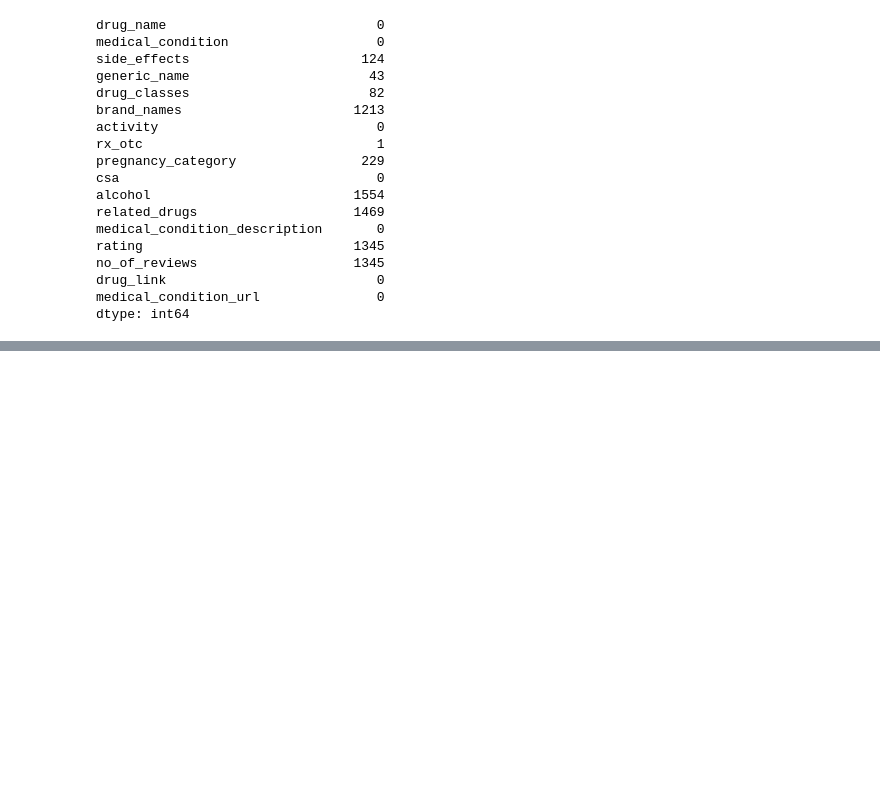
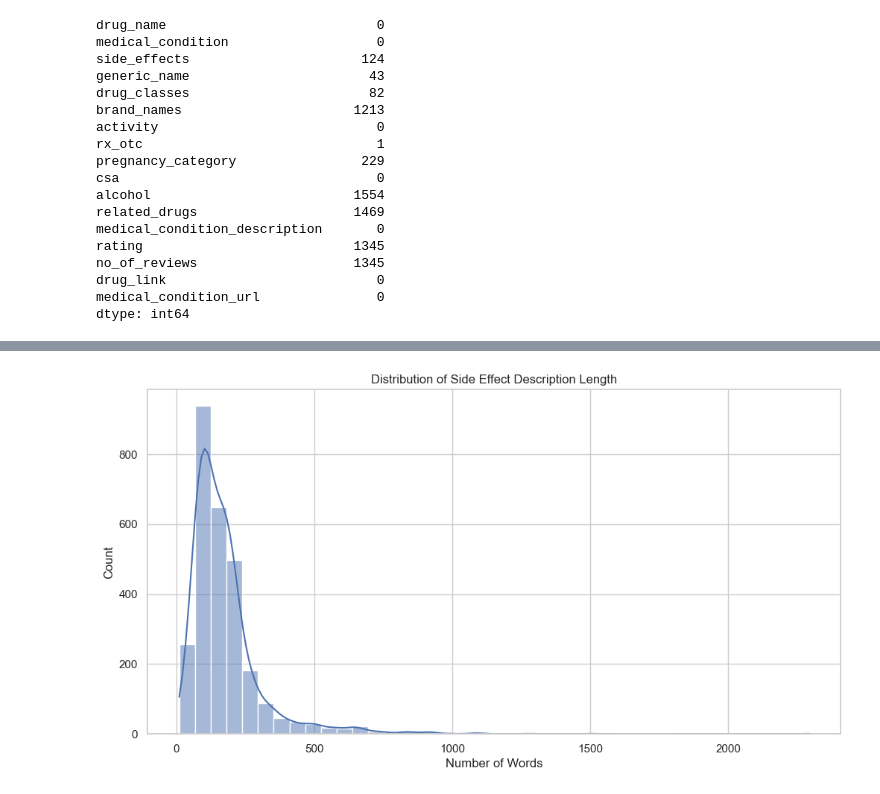
Before and after one commit to sidkachare/Drug-Recommendation-System, a Jupyter notebook: notebooks/EDA.ipynb, the cells around one changed output, grey strips where cells are left out. Drawn from its saved outputs; the diff is of its cells as text; code cells hidden in the pictures; blank space fills up the shorter version.

```diff
--- a/notebooks/EDA.ipynb
+++ b/notebooks/EDA.ipynb
@@ -81 +121,8 @@ plt.show()
+# %%
+sns.histplot(df['side_effect_length'], bins=40, kde=True)
+plt.title("Distribution of Side Effect Description Length")
+plt.xlabel("Number of Words")
+plt.show()
+# %% [output]
+[figure, added]
 # %%
```
Also changed, not shown: parts of 23 cells of this notebook, 4 other files.
